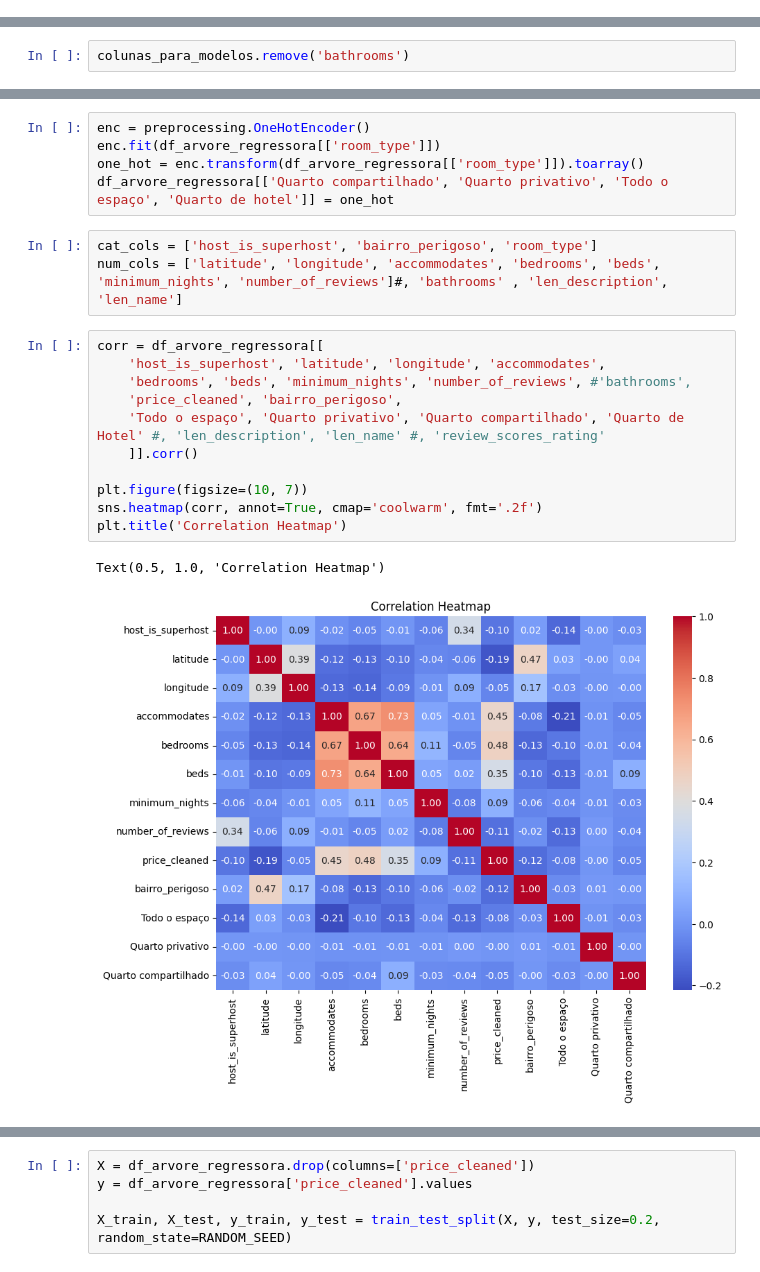
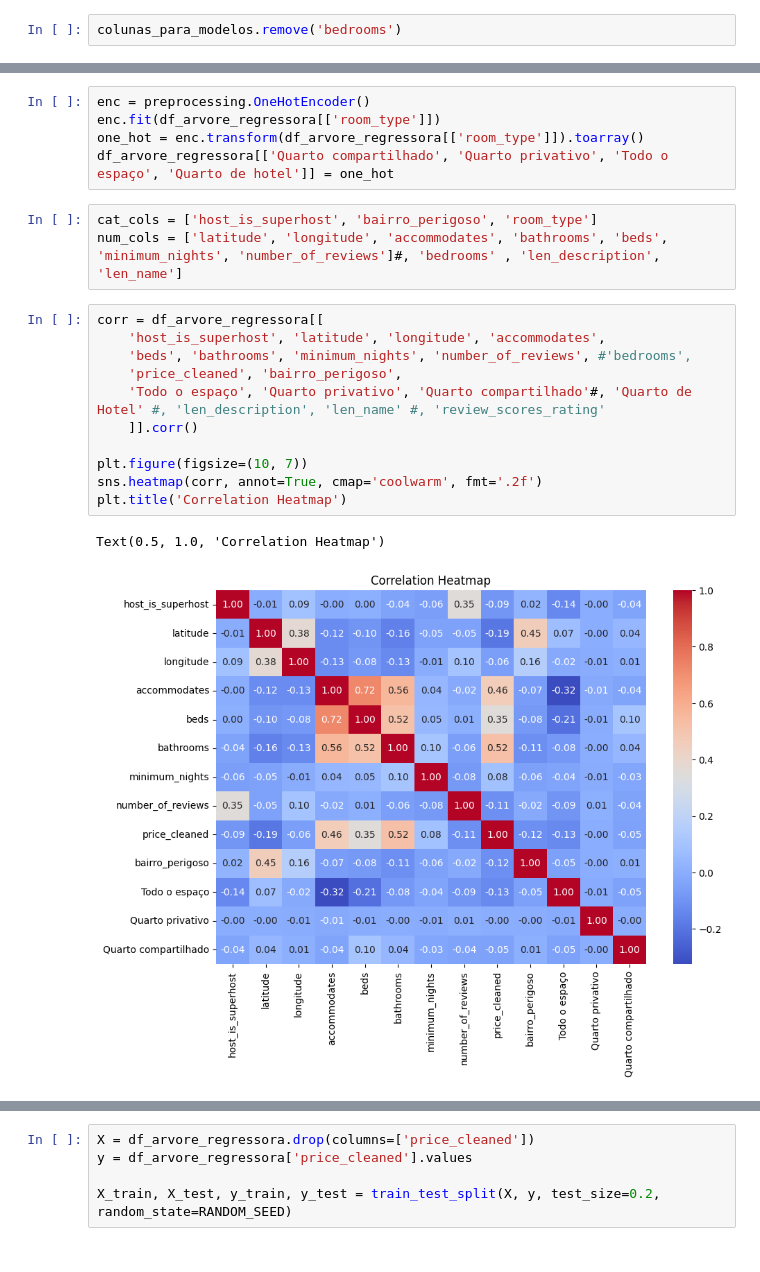
Before and after one commit to AlbertButzke/Air-BnB, a Jupyter notebook: notebooks/01_rio_de_janeiro_analysis.ipynb, the cells around one changed output, grey strips where cells are left out. Cells and saved outputs as stored; diff of their text form.

Commit message:
Conclusao do modelo de baseline

```diff
--- a/notebooks/01_rio_de_janeiro_analysis.ipynb
+++ b/notebooks/01_rio_de_janeiro_analysis.ipynb
@@ -751,0 +829,2 @@ colunas_para_modelos.remove('review_scores_rating')
+# %%
+colunas_para_modelos.remove('bedrooms')
@@ -861,5 +1200,3 @@ Podemos ver que os modelos estão performando melhor do que uma média dos preç
 ## Regressão Multinomial
 # %% [markdown]
 ### DecisionTree
-# %%
-colunas_para_modelos.remove('bathrooms')
@@ -901,21 +1218,21 @@ one_hot = enc.transform(df_arvore_regressora[['room_type']]).toarray()
 df_arvore_regressora[['Quarto compartilhado', 'Quarto privativo', 'Todo o espaço', 'Quarto de hotel']] = one_hot
 # %%
 cat_cols = ['host_is_superhost', 'bairro_perigoso', 'room_type']
-num_cols = ['latitude', 'longitude', 'accommodates', 'bedrooms', 'beds', 'minimum_nights', 'number_of_reviews']#, 'bathrooms' , 'len_description', 'len_name']
+num_cols = ['latitude', 'longitude', 'accommodates', 'bathrooms', 'beds', 'minimum_nights', 'number_of_reviews']#, 'bedrooms' , 'len_description', 'len_name']
 # %%
 corr = df_arvore_regressora[[
     'host_is_superhost', 'latitude', 'longitude', 'accommodates',
-    'bedrooms', 'beds', 'minimum_nights', 'number_of_reviews', #'bathrooms',
+    'beds', 'bathrooms', 'minimum_nights', 'number_of_reviews', #'bedrooms',
     'price_cleaned', 'bairro_perigoso',
-    'Todo o espaço', 'Quarto privativo', 'Quarto compartilhado', 'Quarto de Hotel' #, 'len_description', 'len_name' #, 'review_scores_rating'
+    'Todo o espaço', 'Quarto privativo', 'Quarto compartilhado'#, 'Quarto de Hotel' #, 'len_description', 'len_name' #, 'review_scores_rating'
     ]].corr()
 
 plt.figure(figsize=(10, 7))
 sns.heatmap(corr, annot=True, cmap='coolwarm', fmt='.2f')
 plt.title('Correlation Heatmap')
 # %% [output]
 Text(0.5, 1.0, 'Correlation Heatmap')
-[figure, old version]
+[figure, new version]
 # %%
 df_arvore_regressora.info()
 # %% [output]
```
Also changed, not shown: parts of 72 cells of this notebook.
